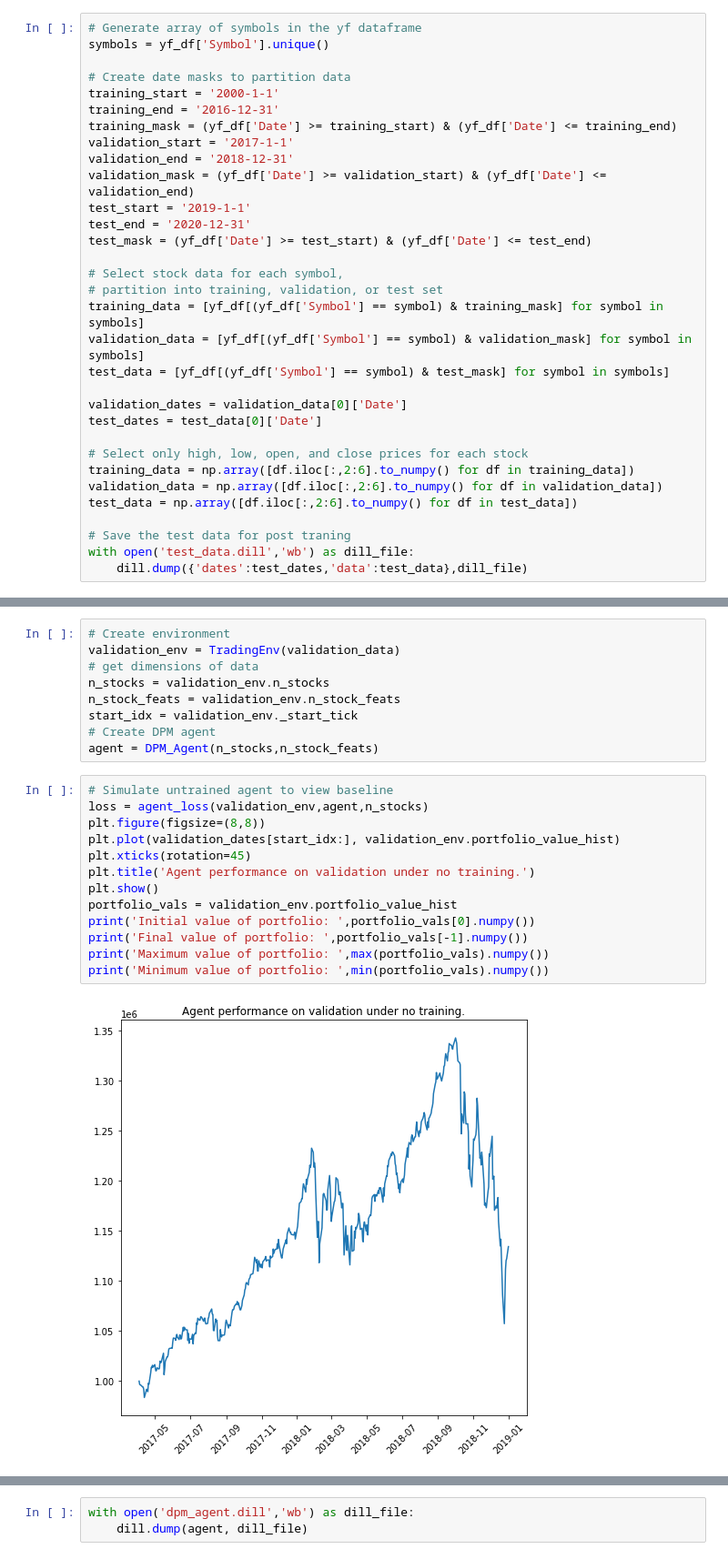
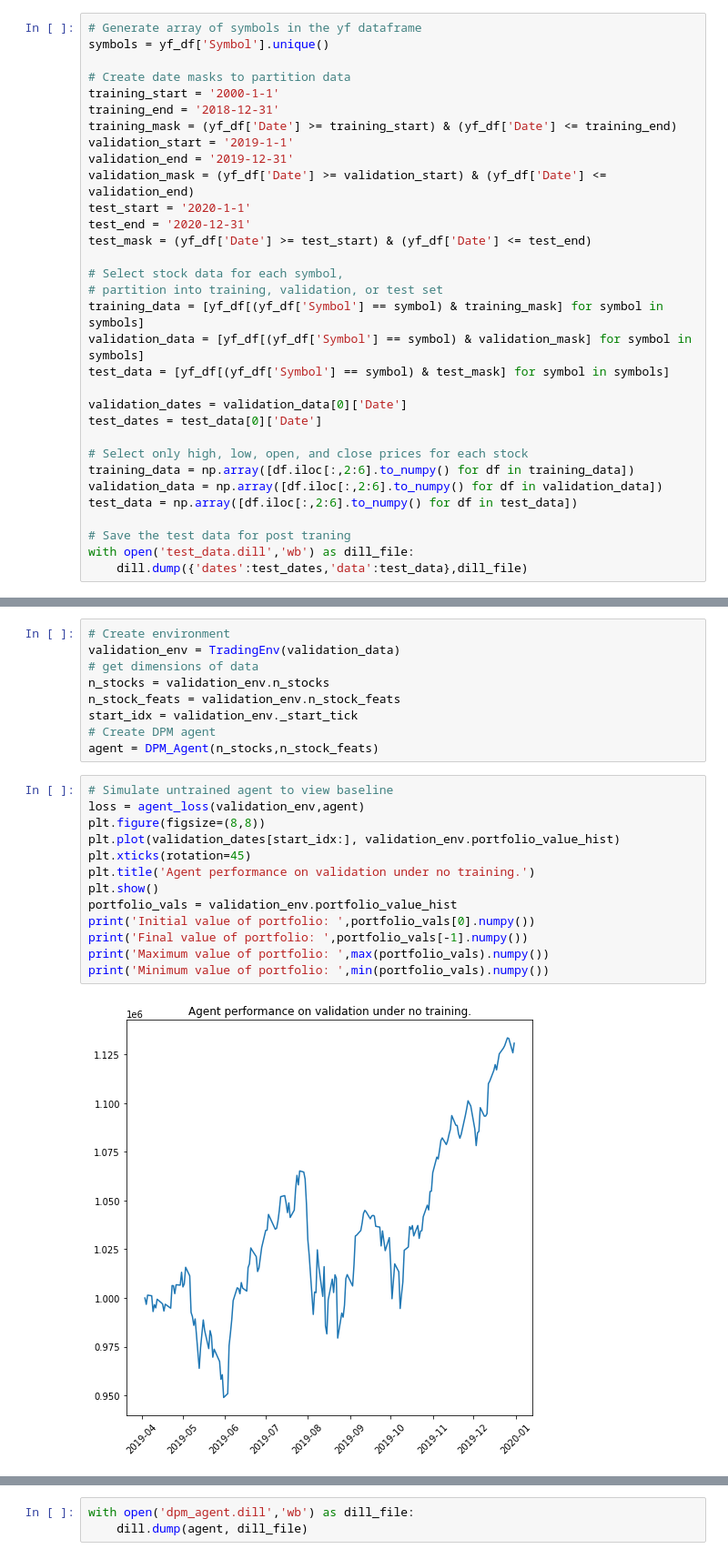
Before and after one commit to rajindermavi/portfolio_management, a Jupyter notebook: portfolio_management/dpm_agent_training.ipynb, the cells around one changed output, grey strips where cells are left out. Shown at 91% size. Cells and saved outputs as stored; diff of their text form.

Commit message:
Update training and comparison.

```diff
--- a/portfolio_management/dpm_agent_training.ipynb
+++ b/portfolio_management/dpm_agent_training.ipynb
@@ -39,12 +39,12 @@ symbols = yf_df['Symbol'].unique()
 
 # Create date masks to partition data
 training_start = '2000-1-1'
-training_end = '2016-12-31'
+training_end = '2018-12-31'
 training_mask = (yf_df['Date'] >= training_start) & (yf_df['Date'] <= training_end)
-validation_start = '2017-1-1'
-validation_end = '2018-12-31'
+validation_start = '2019-1-1'
+validation_end = '2019-12-31'
 validation_mask = (yf_df['Date'] >= validation_start) & (yf_df['Date'] <= validation_end)
-test_start = '2019-1-1'
+test_start = '2020-1-1'
 test_end = '2020-12-31'
 test_mask = (yf_df['Date'] >= test_start) & (yf_df['Date'] <= test_end)
 
@@ -82,17 +82,17 @@ start_idx = validation_env._start_tick
 agent = DPM_Agent(n_stocks,n_stock_feats)
 # %%
 # Simulate untrained agent to view baseline
-loss = agent_loss(validation_env,agent,n_stocks)
+loss = agent_loss(validation_env,agent)
 plt.figure(figsize=(8,8))
 plt.plot(validation_dates[start_idx:], validation_env.portfolio_value_hist)
 plt.xticks(rotation=45)
 plt.title('Agent performance on validation under no training.')
 plt.show()
 portfolio_vals = validation_env.portfolio_value_hist
 print('Initial value of portfolio: ',portfolio_vals[0].numpy())
 print('Final value of portfolio: ',portfolio_vals[-1].numpy())
 print('Maximum value of portfolio: ',max(portfolio_vals).numpy())
 print('Minimum value of portfolio: ',min(portfolio_vals).numpy())
 # %% [output]
-[figure, old version]
+[figure, new version]
 Initial value of portfolio:  1000000.0
```
Also changed, not shown: parts of 2 cells of this notebook, 5 other files.
